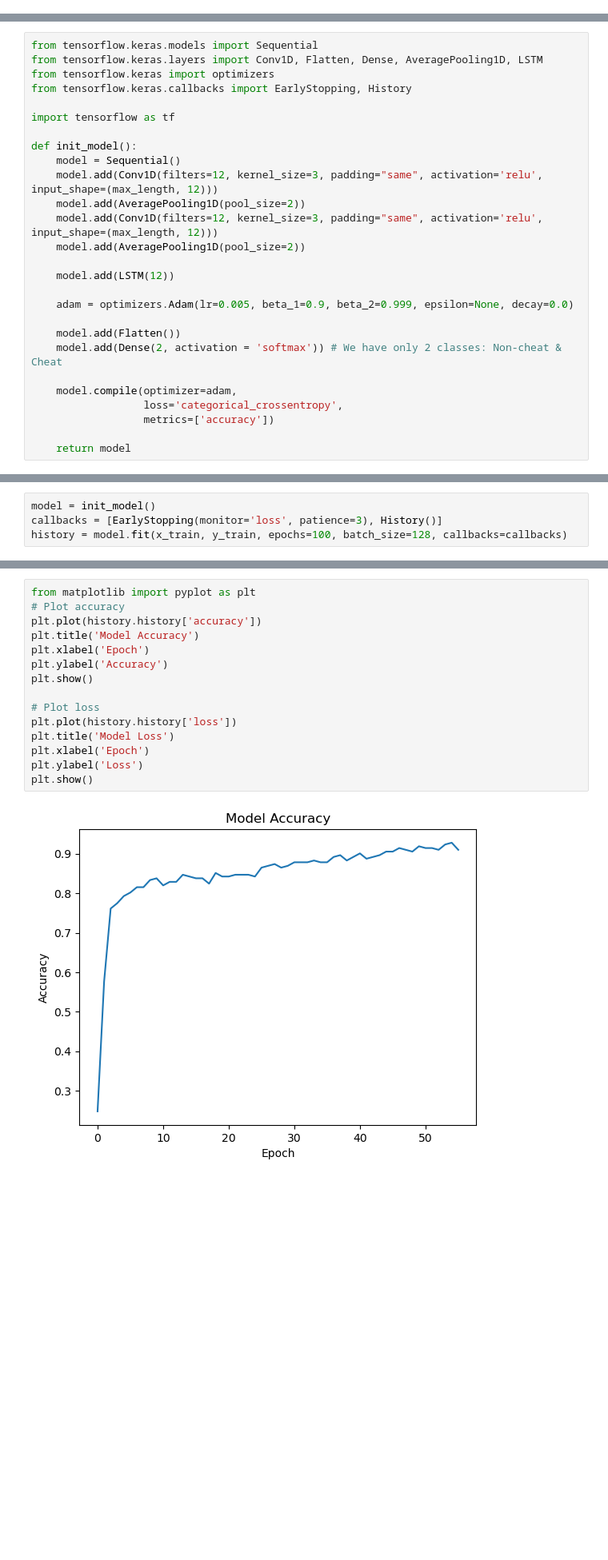
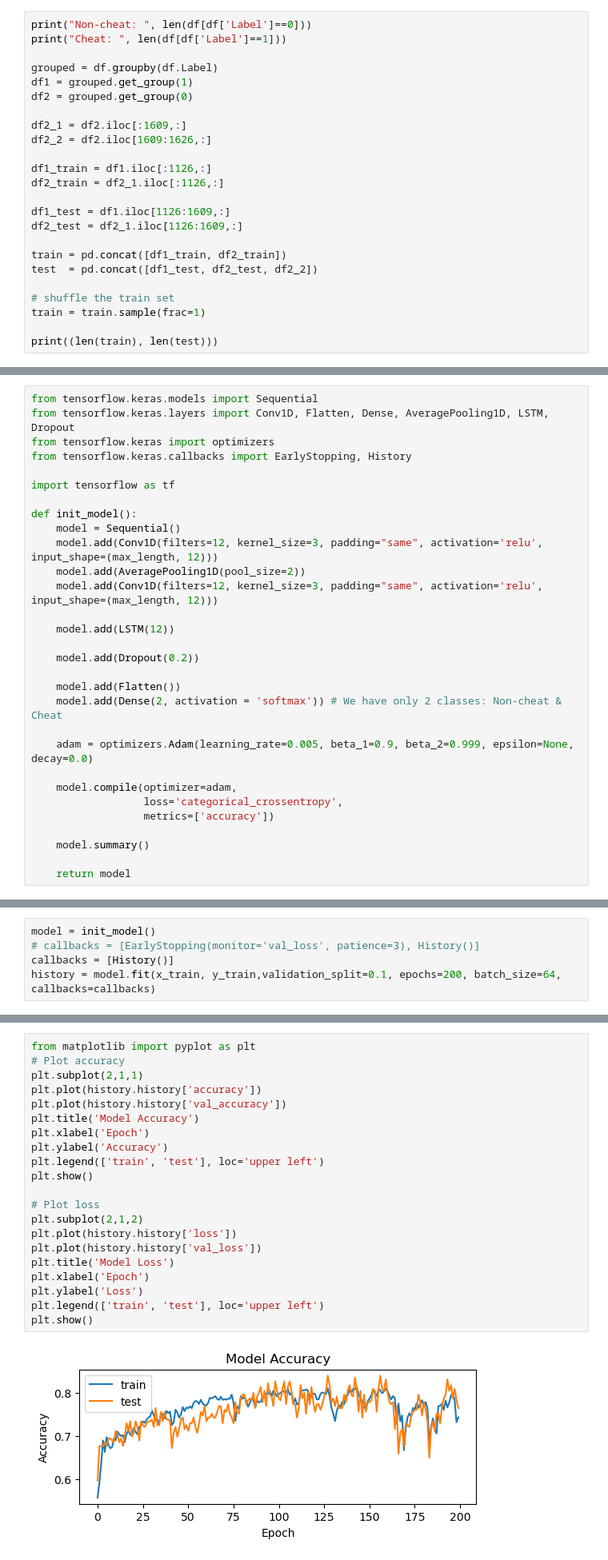
Before and after one commit to kaiismith/REAC, a Jupyter notebook: model.ipynb, the cells around one changed output, grey strips where cells are left out. Shown at 80% size. Drawn from its saved outputs; the diff is of its cells as text; blank space fills up the shorter version.

Commit message:
GP046 - Trained new bigger dataset with 30fps => 78%

```diff
--- a/model.ipynb
+++ b/model.ipynb
@@ -77,0 +77,24 @@ max_length
+# %%
+print("Non-cheat: ", len(df[df['Label']==0]))
+print("Cheat: ", len(df[df['Label']==1]))
+
+grouped = df.groupby(df.Label)
+df1 = grouped.get_group(1)
+df2 = grouped.get_group(0)
+
+df2_1 = df2.iloc[:1609,:]
+df2_2 = df2.iloc[1609:1626,:]
+
+df1_train = df1.iloc[:1126,:]
+df2_train = df2_1.iloc[:1126,:]
+
+df1_test = df1.iloc[1126:1609,:]
+df2_test = df2_1.iloc[1126:1609,:]
+
+train = pd.concat([df1_train, df2_train])
+test  = pd.concat([df1_test, df2_test, df2_2])
+
+# shuffle the train set
+train = train.sample(frac=1)
+
+print((len(train), len(test)))
@@ -97,6 +130,6 @@ Conv1D -> AveragePooling1D -> Conv1D -> AveragePooling1D -> LSTM -> Dense
 # %%
 from tensorflow.keras.models import Sequential
-from tensorflow.keras.layers import Conv1D, Flatten, Dense, AveragePooling1D, LSTM
+from tensorflow.keras.layers import Conv1D, Flatten, Dense, AveragePooling1D, LSTM, Dropout
 from tensorflow.keras import optimizers
 from tensorflow.keras.callbacks import EarlyStopping, History
 
@@ -107,19 +140,22 @@ def init_model():
     model.add(Conv1D(filters=12, kernel_size=3, padding="same", activation='relu', input_shape=(max_length, 12)))
     model.add(AveragePooling1D(pool_size=2))
     model.add(Conv1D(filters=12, kernel_size=3, padding="same", activation='relu', input_shape=(max_length, 12)))
-    model.add(AveragePooling1D(pool_size=2))
 
     model.add(LSTM(12))
 
-    adam = optimizers.Adam(lr=0.005, beta_1=0.9, beta_2=0.999, epsilon=None, decay=0.0)
+    model.add(Dropout(0.2))
 
     model.add(Flatten())
     model.add(Dense(2, activation = 'softmax')) # We have only 2 classes: Non-cheat & Cheat
+
+    adam = optimizers.Adam(learning_rate=0.005, beta_1=0.9, beta_2=0.999, epsilon=None, decay=0.0)
 
     model.compile(optimizer=adam,
                   loss='categorical_crossentropy',
                   metrics=['accuracy'])
 
+    model.summary()
+
     return model
 # %%
 right_gaze_train = train["Right Gaze"]
@@ -189,5 +257,6 @@ Train the model
 # %%
 model = init_model()
-callbacks = [EarlyStopping(monitor='loss', patience=3), History()]
-history = model.fit(x_train, y_train, epochs=100, batch_size=128, callbacks=callbacks)
+# callbacks = [EarlyStopping(monitor='val_loss', patience=3), History()]
+callbacks = [History()]
+history = model.fit(x_train, y_train,validation_split=0.1, epochs=200, batch_size=64, callbacks=callbacks)
 # %% [output]
@@ -314,17 +335,23 @@ plot the loss and acc from training process
 # %%
 from matplotlib import pyplot as plt
 # Plot accuracy
+plt.subplot(2,1,1)
 plt.plot(history.history['accuracy'])
+plt.plot(history.history['val_accuracy'])
 plt.title('Model Accuracy')
 plt.xlabel('Epoch')
 plt.ylabel('Accuracy')
+plt.legend(['train', 'test'], loc='upper left')
 plt.show()
 
 # Plot loss
+plt.subplot(2,1,2)
 plt.plot(history.history['loss'])
+plt.plot(history.history['val_loss'])
 plt.title('Model Loss')
 plt.xlabel('Epoch')
 plt.ylabel('Loss')
+plt.legend(['train', 'test'], loc='upper left')
 plt.show()
 # %% [output]
-[figure, old version]
+[figure, new version]
```
Also changed, not shown: parts of 23 cells of this notebook, 3 other files.
